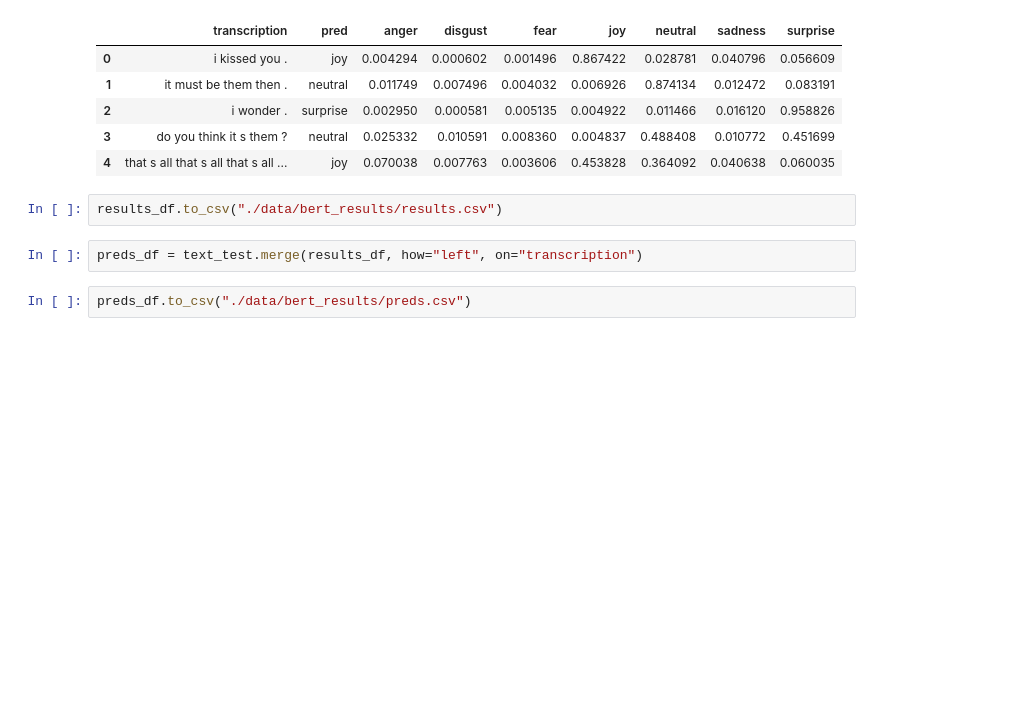
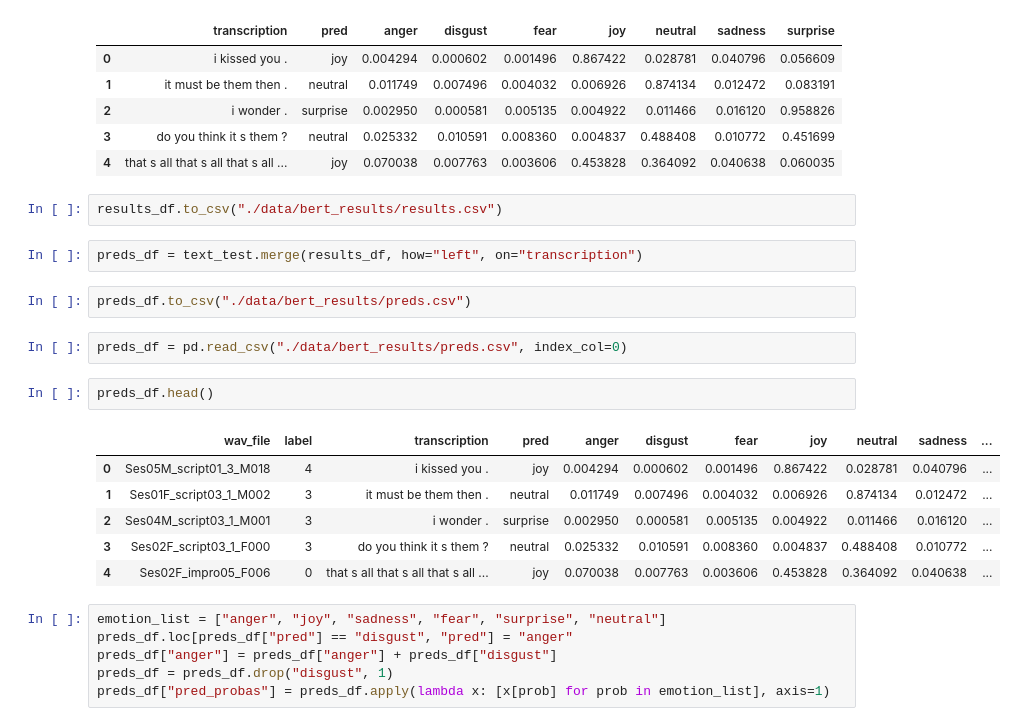
Before and after one commit to haguy77/multimodal-speech-emotion-recognition, a Jupyter notebook: 7_1_sentence_bert_classification.ipynb, the cells around one changed output. Cells and saved outputs as stored; diff of their text form; blank space fills up the shorter version.

```diff
--- a/7_1_sentence_bert_classification.ipynb
+++ b/7_1_sentence_bert_classification.ipynb
@@ -98,3 +100,20 @@ results_df.to_csv("./data/bert_results/results.csv")
 preds_df = text_test.merge(results_df, how="left", on="transcription")
 # %%
 preds_df.to_csv("./data/bert_results/preds.csv")
+# %%
+preds_df = pd.read_csv("./data/bert_results/preds.csv", index_col=0)
+# %%
+preds_df.head()
+# %% [output]
+|  | wav_file | label | transcription | pred | anger | disgust | fear | joy | neutral | sadness | ... |
+| 0 | Ses05M_script01_3_M018 | 4 | i kissed you . | joy | 0.004294 | 0.000602 | 0.001496 | 0.867422 | 0.028781 | 0.040796 | ... |
+| 1 | Ses01F_script03_1_M002 | 3 | it must be them then . | neutral | 0.011749 | 0.007496 | 0.004032 | 0.006926 | 0.874134 | 0.012472 | ... |
+| 2 | Ses04M_script03_1_M001 | 3 | i wonder . | surprise | 0.002950 | 0.000581 | 0.005135 | 0.004922 | 0.011466 | 0.016120 | ... |
+| 3 | Ses02F_script03_1_F000 | 3 | do you think it s them ? | neutral | 0.025332 | 0.010591 | 0.008360 | 0.004837 | 0.488408 | 0.010772 | ... |
+| 4 | Ses02F_impro05_F006 | 0 | that s all that s all that s all ... | joy | 0.070038 | 0.007763 | 0.003606 | 0.453828 | 0.364092 | 0.040638 | ... |
+# %%
+emotion_list = ["anger", "joy", "sadness", "fear", "surprise", "neutral"]
+preds_df.loc[preds_df["pred"] == "disgust", "pred"] = "anger"
+preds_df["anger"] = preds_df["anger"] + preds_df["disgust"]
+preds_df = preds_df.drop("disgust", 1)
+preds_df["pred_probas"] = preds_df.apply(lambda x: [x[prob] for prob in emotion_list], axis=1)
```
Also changed, not shown: parts of 5 cells of this notebook, 1 other file.
